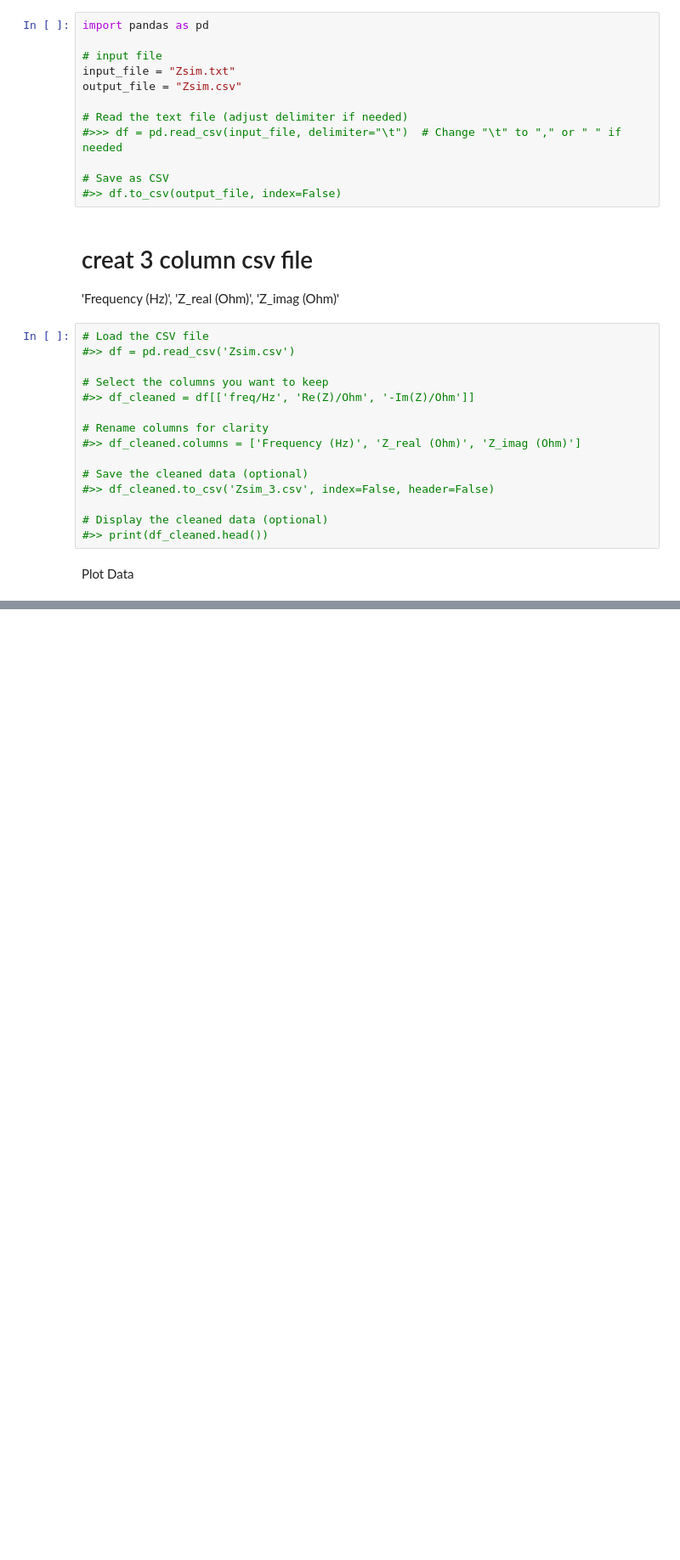
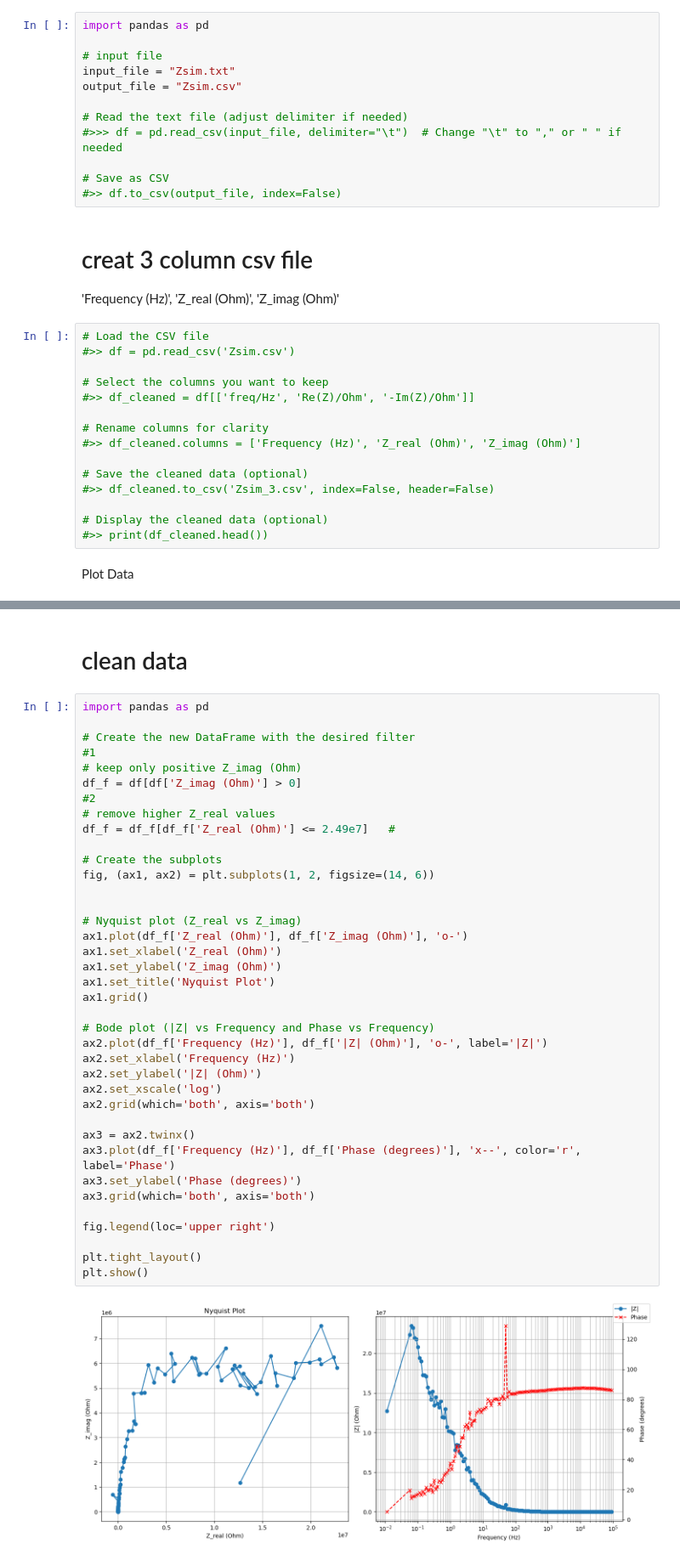
Before and after one commit to Tor91/EIS, a Jupyter notebook: prepData.ipynb, the cells around one changed output, grey strips where cells are left out. Shown at 85% size. Drawn from its saved outputs; the diff is of its cells as text; blank space fills up the shorter version.

```diff
--- a/prepData.ipynb
+++ b/prepData.ipynb
@@ -43,0 +83,42 @@ TypeError: 'DataFrame' object is not callable
+# %% [markdown]
+# clean data
+# %%
+import pandas as pd
+
+# Create the new DataFrame with the desired filter
+#1
+# keep only positive Z_imag (Ohm)
+df_f = df[df['Z_imag (Ohm)'] > 0]
+#2
+# remove higher Z_real values
+df_f = df_f[df_f['Z_real (Ohm)'] <= 2.49e7]   #
+
+# Create the subplots
+fig, (ax1, ax2) = plt.subplots(1, 2, figsize=(14, 6))
+
+
+# Nyquist plot (Z_real vs Z_imag)
+ax1.plot(df_f['Z_real (Ohm)'], df_f['Z_imag (Ohm)'], 'o-')
+ax1.set_xlabel('Z_real (Ohm)')
+ax1.set_ylabel('Z_imag (Ohm)')
+ax1.set_title('Nyquist Plot')
+ax1.grid()
+
+# Bode plot (|Z| vs Frequency and Phase vs Frequency)
+ax2.plot(df_f['Frequency (Hz)'], df_f['|Z| (Ohm)'], 'o-', label='|Z|')
+ax2.set_xlabel('Frequency (Hz)')
+ax2.set_ylabel('|Z| (Ohm)')
+ax2.set_xscale('log')
+ax2.grid(which='both', axis='both')
+
+ax3 = ax2.twinx()
+ax3.plot(df_f['Frequency (Hz)'], df_f['Phase (degrees)'], 'x--', color='r', label='Phase')
+ax3.set_ylabel('Phase (degrees)')
+ax3.grid(which='both', axis='both')
+
+fig.legend(loc='upper right')
+
+plt.tight_layout()
+plt.show()
+# %% [output]
+[figure, added]
```
Also changed, not shown: parts of 13 cells of this notebook, 1 other file.
